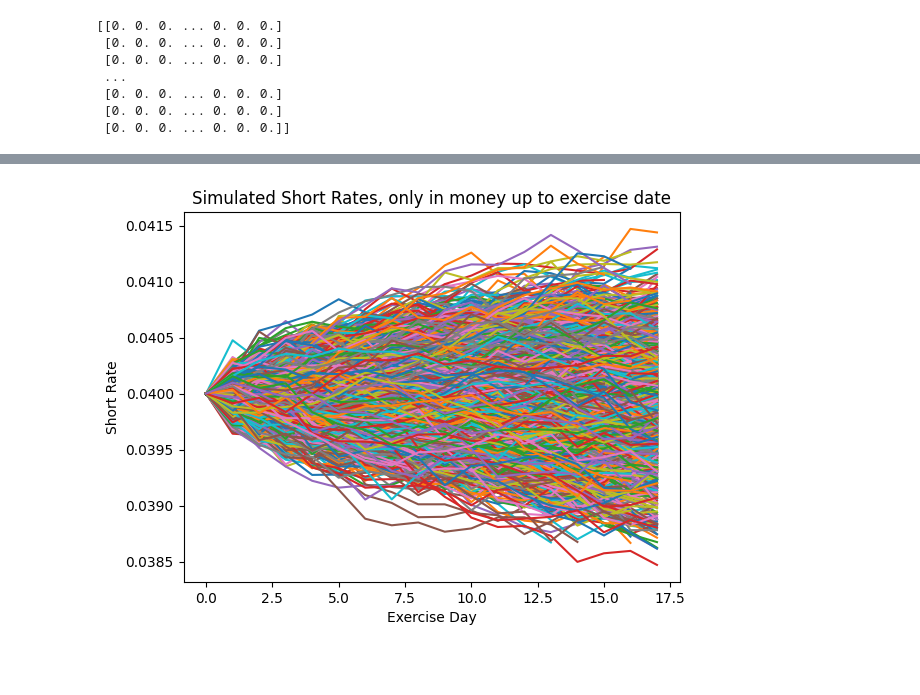
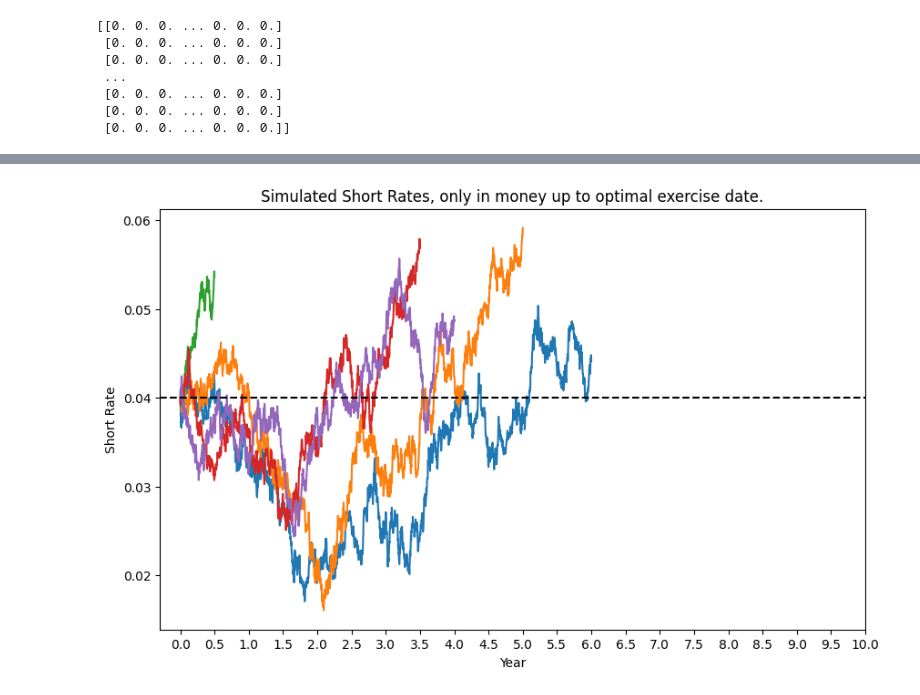
Before and after one commit to pmchrist/Pricing-Interest-Rate-Swaptions, a Jupyter notebook: Implementation.ipynb, the cells around one changed output, grey strips where cells are left out. Cells and saved outputs as stored; diff of their text form; code cells hidden in the pictures; blank space fills up the shorter version.

```diff
--- a/Implementation.ipynb
+++ b/Implementation.ipynb
@@ -468,10 +452,0 @@ Bermudan Swaption Value Fair Value is:  0.0005352589771768971
-# %%
-#for id in range(len(sim_id)):
-for id in range(len(sim_id)):
-    plt.plot(max_indexes[id], short_rate_paths[sim_id[id]][max_indexes[id]], "s")
-    #plt.plot(short_rate_paths[sim_id[id]].T, "grey")
-
-plt.title("Simulated Short Rates")
-plt.xlabel("Exercise Day")
-plt.ylabel("Short Rate")
-plt.show()
@@ -479,0 +453,17 @@ plt.show()
+# %%
+plt.figure(figsize=(10,6))
+
+#for id in range(len(sim_id)):
+for id in range(5):
+    plt.plot(short_rate_paths[sim_id[id]].T, "grey", zorder=1, linewidth = '0.5')
+    day_point_sim = int(max_indexes[id]*pay_rate*days_per_year)
+    plt.plot(day_point_sim, short_rate_paths[sim_id[id]][day_point_sim], "s", zorder=2)
+
+plt.axhline(y = K, color = 'black', linestyle = '--', zorder=3)
+labels = ["%.1f" %x for x in np.linspace(0, T_m, int(T_m/pay_rate)+1)]
+locs = [x for x in np.linspace(0, T_m*days_per_year, int(T_m/pay_rate)+1, dtype=int)]
+plt.xticks(locs, labels)
+plt.xlabel("Year")
+plt.xlabel("Exercise Day")
+plt.ylabel("Short Rate")
+plt.show()
@@ -480,11 +472,18 @@ plt.show()
 # %%
+plt.figure(figsize=(10,6))
+
 #for id in range(len(sim_id)):
-for id in range(len(sim_id)):
-    plt.plot(short_rate_paths[sim_id[id]][:max_indexes[id]+1].T)
+for id in range(5):
+    day_point_sim = int(max_indexes[id]*pay_rate*days_per_year)
+    plt.plot(short_rate_paths[sim_id[id]][:day_point_sim+1].T)
 
-plt.title("Simulated Short Rates, only in money up to exercise date")
-plt.xlabel("Exercise Day")
+plt.axhline(y = K, color = 'black', linestyle = '--', zorder=3)
+labels = ["%.1f" %x for x in np.linspace(0, T_m, int(T_m/pay_rate)+1)]
+locs = [x for x in np.linspace(0, T_m*days_per_year, int(T_m/pay_rate)+1, dtype=int)]
+plt.xticks(locs, labels)
+plt.title("Simulated Short Rates, only in money up to optimal exercise date.")
+plt.xlabel("Year")
 plt.ylabel("Short Rate")
 plt.show()
 # %% [output]
-[figure, old version]
+[figure, new version]
```
Also changed, not shown: parts of 22 cells of this notebook, 1 other file.
